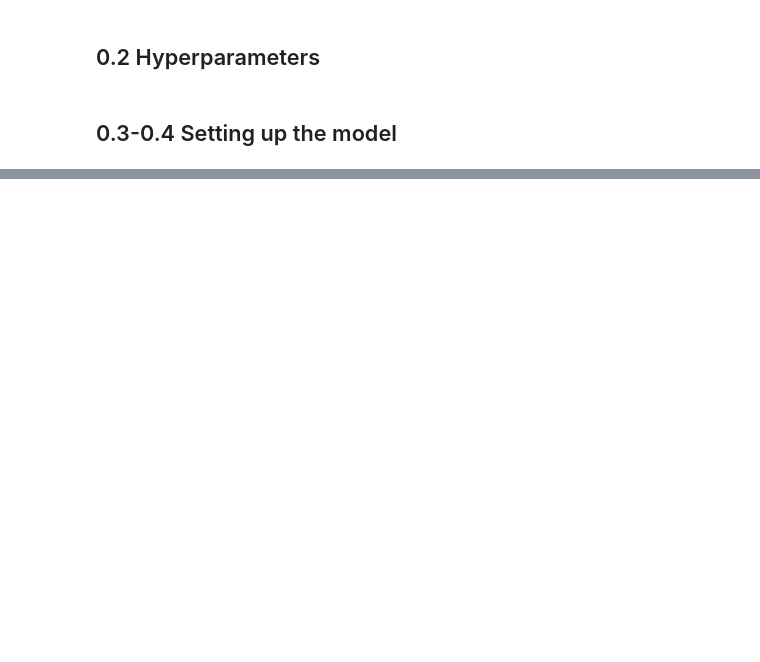
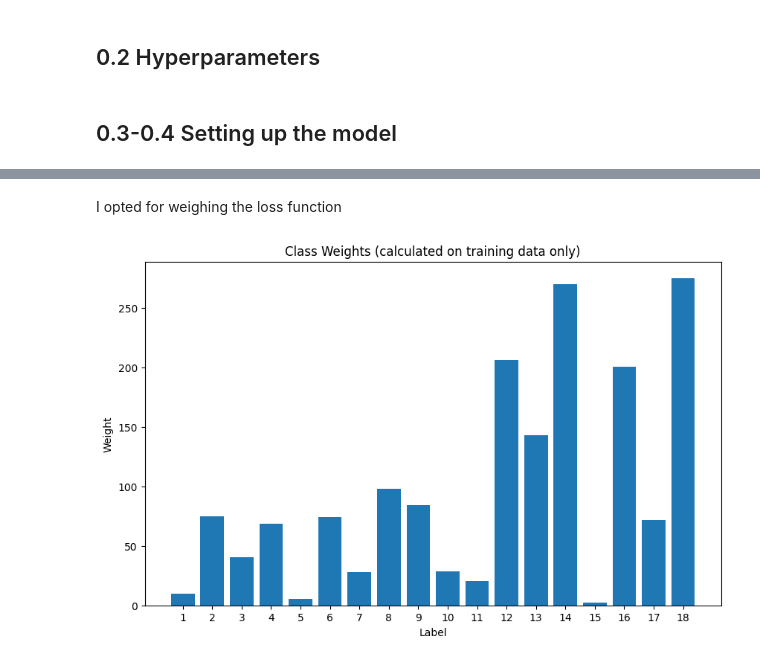
Before and after one commit to BjarniHaukur/milligrad, a Jupyter notebook: examples/assignment3.ipynb, the cells around one changed output, grey strips where cells are left out. Drawn from its saved outputs; the diff is of its cells as text; code cells hidden in the pictures; blank space fills up the shorter version.

```diff
--- a/examples/assignment3.ipynb
+++ b/examples/assignment3.ipynb
@@ -66,3 +60,13 @@ NUM_CLASSES = max(labels)
+# %%
+C_IN = len(chr_to_ids)
+C_H1 = 20
+C_H2 = 20
+K1 = 5
+K2 = 3
+PADDING = 0
+
+SEQ_LEN = n_len
+NUM_CLASSES = max(labels)
 # %% [markdown]
 ## 0.3-0.4 Setting up the model
 # %%
@@ -140,0 +357,22 @@ a+b
+# %% [markdown]
+I opted for weighing the loss function
+# %%
+from collections import Counter
+
+label_counts = Counter(y_train.argmax(-1))
+total_samples = sum(label_counts.values())
+class_weights = {label: total_samples / count for label, count in label_counts.items()}
+
+weights = np.array([class_weights[i] for i in sorted(class_weights.keys())], dtype=np.float32)
+
+
+plt.figure(figsize=(10, 6))
+plt.bar(range(len(weights)), weights, tick_label=range(1,n_len))
+
+plt.xlabel('Label')
+plt.ylabel('Weight')
+plt.title('Class Weights (calculated on training data only)')
+
+plt.show()
+# %% [output]
+[figure, added]
```
Also changed, not shown: parts of 38 cells of this notebook, 1 other file.
